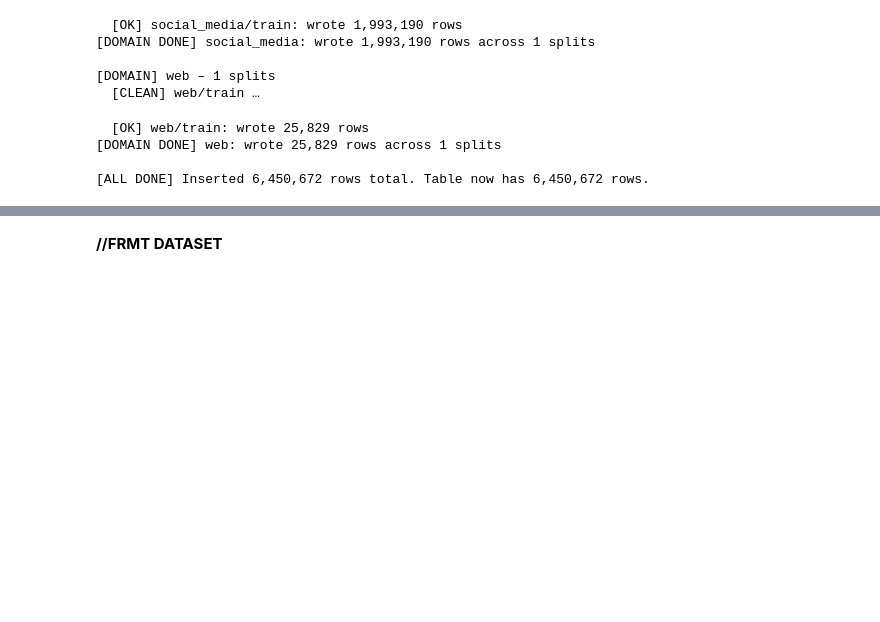
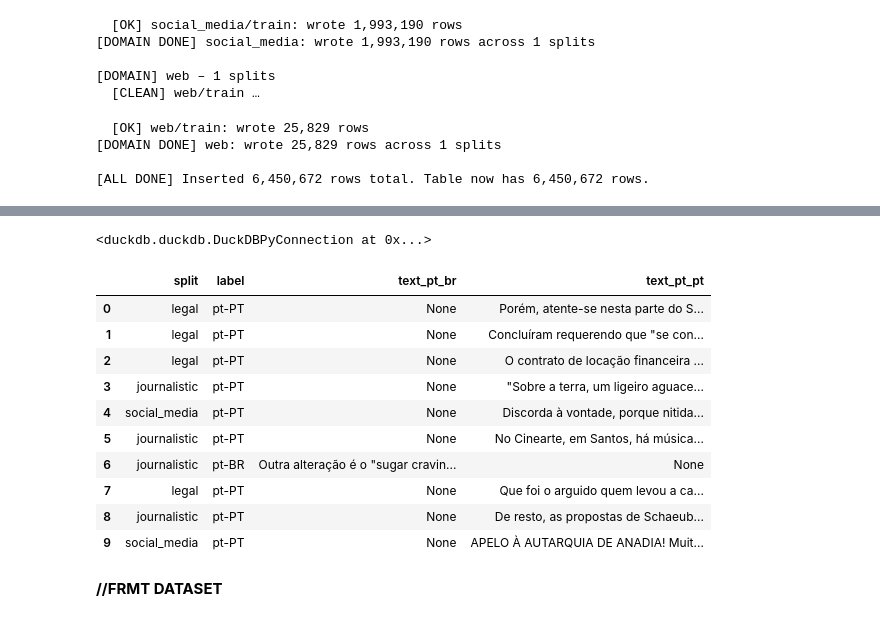
Before and after one commit to laiarodrigo/Thesis, a Jupyter notebook: eda's/06_accessing_PtBrVarId.ipynb, the cells around one changed output, grey strips where cells are left out. Saved outputs shown, nothing was run; the diff lists cells and outputs as text; code cells hidden in the pictures; blank space fills up the shorter version.

```diff
--- a/eda's/06_accessing_PtBrVarId.ipynb
+++ b/eda's/06_accessing_PtBrVarId.ipynb
@@ -975,6 +1020,75 @@ con.execute('SELECT * FROM ptbrvarid LIMIT 50000').df()
 50000 rows × 6 columns
 # %%
-con.close()
+import duckdb, pathlib, pandas as pd
+pd.set_option("display.max_colwidth", 140)
+
+con = duckdb.connect("../data/duckdb/subs.duckdb")
+
+# Known domain names to distinguish real domain vs misplaced text
+KNOWN_DOMAINS = ("journalistic","legal","web","literature","politics","social_media")
+
+con.execute("DROP VIEW IF EXISTS ptbrvid_repaired_v;")
+con.execute(f"""
+CREATE VIEW ptbrvid_repaired_v AS
+WITH raw AS (
+  SELECT dataset, domain, split, label, text_pt_br, text_pt_pt
+  FROM ptbrvarid
+  WHERE dataset='PtBrVId'
+),
+norm AS (
+  SELECT
+    -- language: prefer explicit label if present, else take the literal that was stuffed into text_pt_br
+    CASE
+      WHEN lower(label) IN ('pt-br','pt-pt') THEN CASE WHEN lower(label)='pt-br' THEN 'pt-BR' ELSE 'pt-PT' END
+      WHEN text_pt_br IN ('pt-BR','pt-PT')      THEN text_pt_br
+      ELSE NULL
+    END AS lang,
+
+    -- text: prefer the proper text columns; if empty, fall back to `domain` only if it looks like text
+    CASE
+      WHEN text_pt_br IS NOT NULL AND text_pt_br NOT IN ('pt-BR','pt-PT') THEN text_pt_br
+      WHEN text_pt_pt IS NOT NULL AND text_pt_pt NOT IN ('pt-BR','pt-PT') THEN text_pt_pt
+      WHEN domain IS NOT NULL AND lower(domain) NOT IN {KNOWN_DOMAINS}
+           AND length(domain) > 40 THEN domain
+      ELSE NULL
+    END AS text,
+
+    split, domain
+  FROM raw
+),
+ok AS (
+  SELECT
+    'PtBrVId' AS dataset,
+    split,
+    lang  AS label,
+    CASE WHEN lang='pt-BR' THEN text END AS text_pt_br,
+    CASE WHEN lang='pt-PT' THEN text END AS text_pt_pt
+  FROM norm
+  WHERE lang IS NOT NULL AND text IS NOT NULL
+)
+SELECT * FROM ok;
+""")
+# %% [output]
+<duckdb.duckdb.DuckDBPyConnection at 0x...>
+# %%
+display(con.execute("""
+SELECT split, label, text_pt_br, text_pt_pt
+FROM ptbrvid_repaired_v
+ORDER BY random()
+LIMIT 10
+""").df())
+# %% [output]
+|  | split | label | text_pt_br | text_pt_pt |
+| 0 | legal | pt-PT | None | Porém, atente-se nesta parte do S... |
+| 1 | legal | pt-PT | None | Concluíram requerendo que "se con... |
+| 2 | legal | pt-PT | None | O contrato de locação financeira ... |
+| 3 | journalistic | pt-PT | None | "Sobre a terra, um ligeiro aguace... |
+| 4 | social_media | pt-PT | None | Discorda à vontade, porque nitida... |
+| 5 | journalistic | pt-PT | None | No Cinearte, em Santos, há música... |
+| 6 | journalistic | pt-BR | Outra alteração é o "sugar cravin... | None |
+| 7 | legal | pt-PT | None | Que foi o arguido quem levou a ca... |
+| 8 | journalistic | pt-PT | None | De resto, as propostas de Schaeub... |
+| 9 | social_media | pt-PT | None | APELO À AUTARQUIA DE ANADIA! Muit... |
 # %% [markdown]
 **//FRMT DATASET**
 # %%
```
Also changed, not shown: parts of 11 cells of this notebook, 10 other files.
